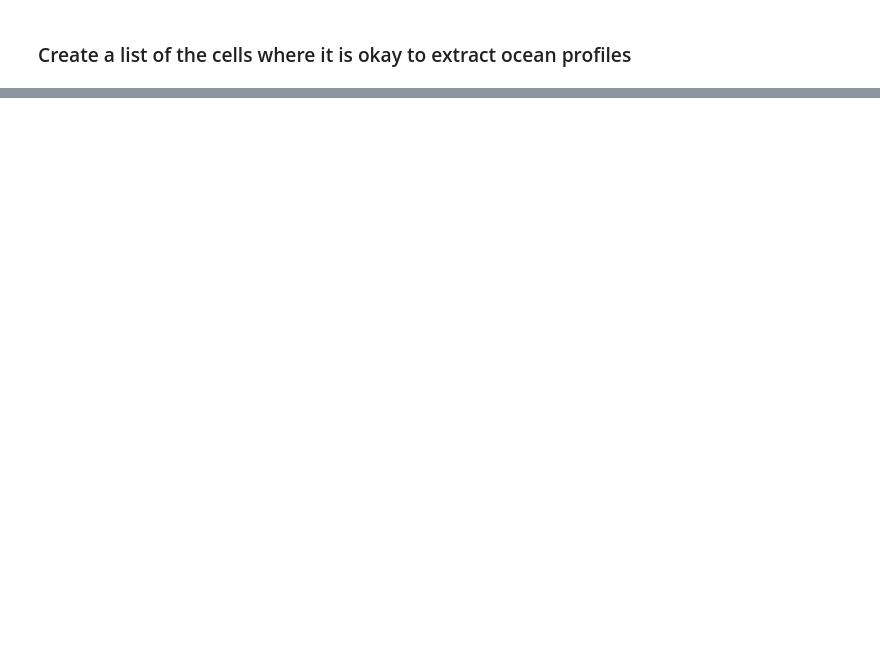
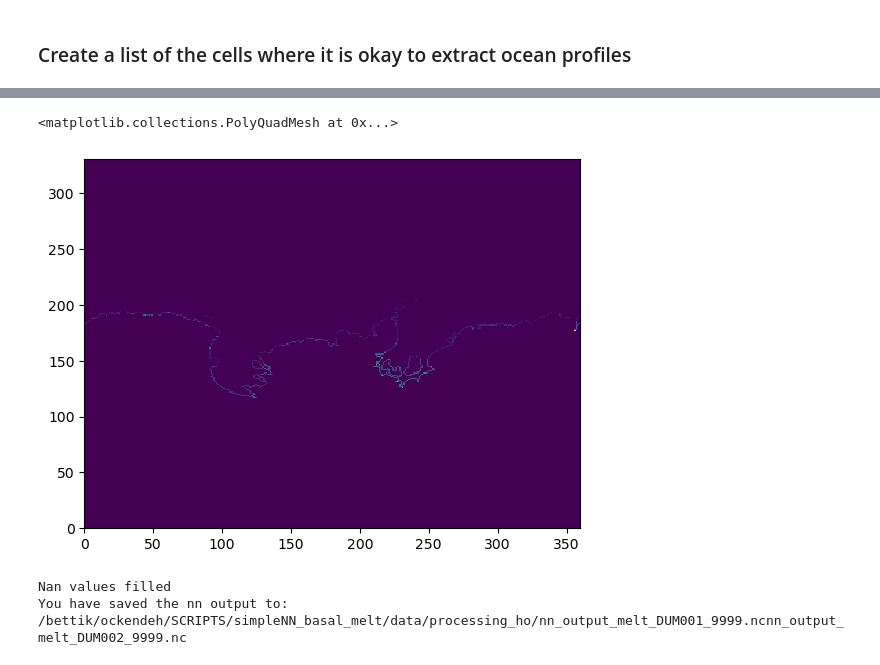
Before and after one commit to hockenden97/simpleNN_basal_melt, a Jupyter notebook: AIAI_scripts_notebooks/NEMO_full_process_function.ipynb, the cells around one changed output, grey strips where cells are left out. Saved outputs shown, nothing was run; the diff lists cells and outputs as text; code cells hidden in the pictures; blank space fills up the shorter version.

```diff
--- a/AIAI_scripts_notebooks/NEMO_full_process_function.ipynb
+++ b/AIAI_scripts_notebooks/NEMO_full_process_function.ipynb
@@ -351,7 +376,7 @@ for kk in range(len(basin_nos)):
     masked_depth = gridT2.where(ocean_edge_basin == 1)
     profiles = masked_depth.stack(points=("x", "y"))
     profiles = profiles.dropna(dim="points", how="all")
-    profiles = profiles.drop_vars(["area", "bathy", "isf_draft"])
+    #profiles = profiles.drop_vars(["area", "bathy", "isf_draft"])
     # Fill the nan values in the profile
     profile_kk = profiles.mean(dim = 'points').interpolate_na(dim = 'deptht').ffill('deptht').bfill('deptht')
     # Add a coordinate for kk
@@ -363,4 +388,4 @@ for kk in range(len(basin_nos)):
 all_profiles = xr.concat(profiles_all, dim="kk")
 
 print('There are {} basins with no ocean profiles : {}'.format(len(i_no_value), i_no_value))
-print('There should be 17 basins (14 with no cavities plus 3 where we merged)')
+#print('There should be 17 basins (14 with no cavities plus 3 where we merged)')
@@ -509,13 +590,31 @@ for kk in range(len(melt_by_basin.basin)):
+# %%
+# Expanding the grid back to the NEMO eORCA1 grid
+domain_cfg = xr.open_dataset(filepath_domain_cfg)[['nav_lat','nav_lon']]
+min_lat = -52.2
+lat = domain_cfg.nav_lat[:, 0].data
+y_trim = np.where(lat >= min_lat)[0][0]
+#y_trim = np.max(np.argwhere(domain_cfg.nav_lat[:,0].data <= min_lat))
+full_t = np.full(domain_cfg.nav_lat.shape, 0)
+full_t[y_trim:y_trim + melt_t.shape[0], :] = melt_t
+
+#full_t   = expand_to_full_grid(melt_t,    y_trim, domain_cfg)
+#full_b   = expand_to_full_grid(melt_b,    y_trim, domain_cfg)
+#full_all = expand_to_full_grid(melt_all,  y_trim, domain_cfg)
+# %%
+plt.pcolor(full_t)
+# %% [output]
+<matplotlib.collections.PolyQuadMesh at 0x...>
+[figure, added]
 # %%
 # Create a netcdf dataset for the temperature and salinity profiles
 output_melt = xr.Dataset(data_vars=dict(
-                                melt      = (["y", "x"], melt_all.data),
-                                melt_top  = (["y", "x"], melt_t.data),
-                                melt_base = (["y", "x"], melt_b.data),
+                                melt      = (["y", "x"], full_all.data),
+                                melt_top  = (["y", "x"], full_t.data),
+                                melt_base = (["y", "x"], full_b.data),
                               ),
                    coords=dict(
-                               lon = (("y", "x"), coords.nav_lon.data),
-                               lat = (("y", "x"), coords.nav_lat.data),
+                               lon = (("y", "x"), full_all.nav_lon.data),
+                               lat = (("y", "x"), full_all.nav_lat.data),
                               ),
                     attrs=dict(
                                description    = "Neural network output",
@@ -523,6 +622,9 @@ output_melt = xr.Dataset(data_vars=dict(
                                year           = year_of_interest,
                                history        = f"{time.ctime()}: Applied neural network"),
                         )
+
+output_melt = output_melt.fillna(0)
+print('Nan values filled')
 
 output_melt["melt"].attrs.update({"standard_name": "Sub-shelf melt for parameterised regions",
                                   "units": "kg m-2 s-1"})
@@ -539,6 +641,9 @@ output_melt["lon"].attrs.update({"standard_name": "Longitude",
 simulation = 'DUM002' # Can potentially be set from the input
 year_of_interest = '9999' # Can potentially be set from the input
 
-#filepath_this_nn_output = filepath_nn_output + 'nn_output_melt' '_' + simulation + '_' + year_of_interest + '.nc'
-#output_melt.to_netcdf(filepath_this_nn_output)
-#print('You have saved the nn output to:', filepath_this_nn_output)
+filepath_this_nn_output = filepath_nn_output + 'nn_output_melt' '_' + simulation + '_' + year_of_interest + '.nc'
+output_melt.to_netcdf(filepath_this_nn_output)
+print('You have saved the nn output to:', filepath_this_nn_output)
+# %% [output]
+Nan values filled
+You have saved the nn output to: /bettik/ockendeh/SCRIPTS/simpleNN_basal_melt/data/processing_ho/nn_output_melt_DUM001_9999.ncnn_output_melt_DUM002_9999.nc
```
Also changed, not shown: parts of 24 cells of this notebook, 7 other files.
